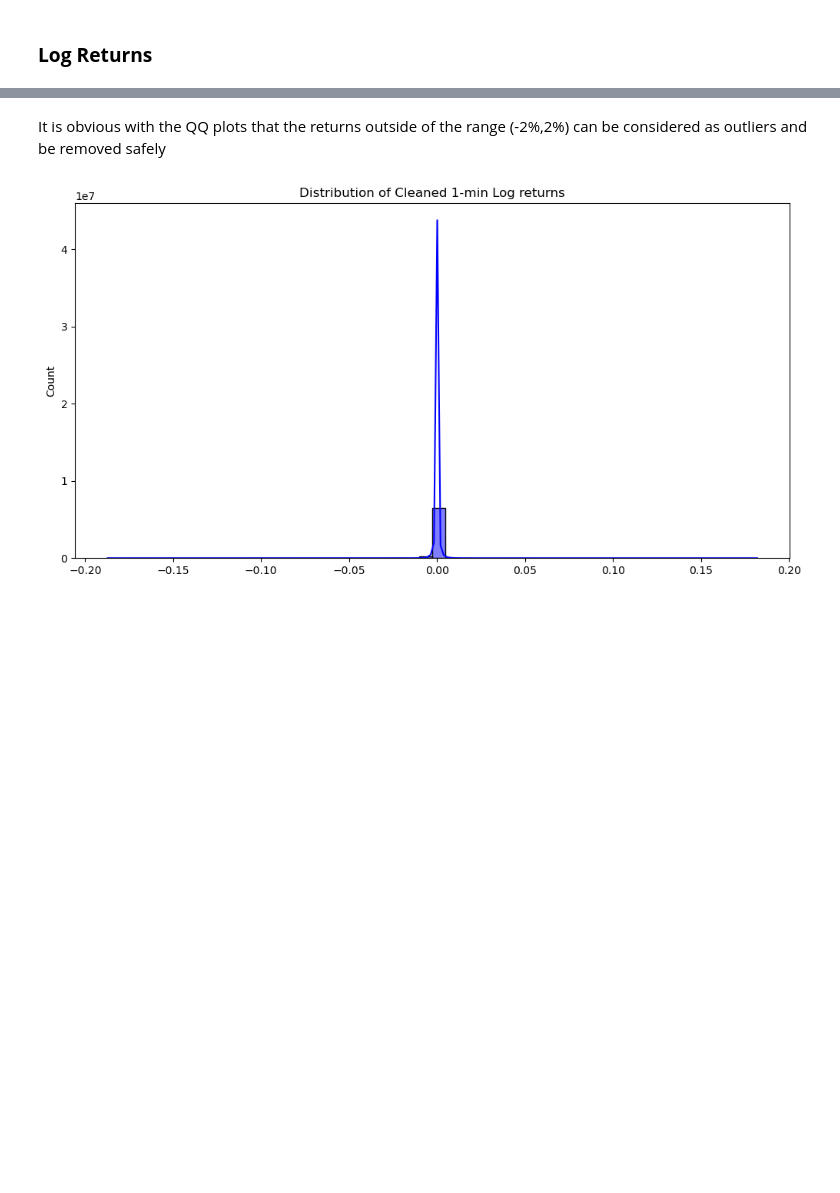
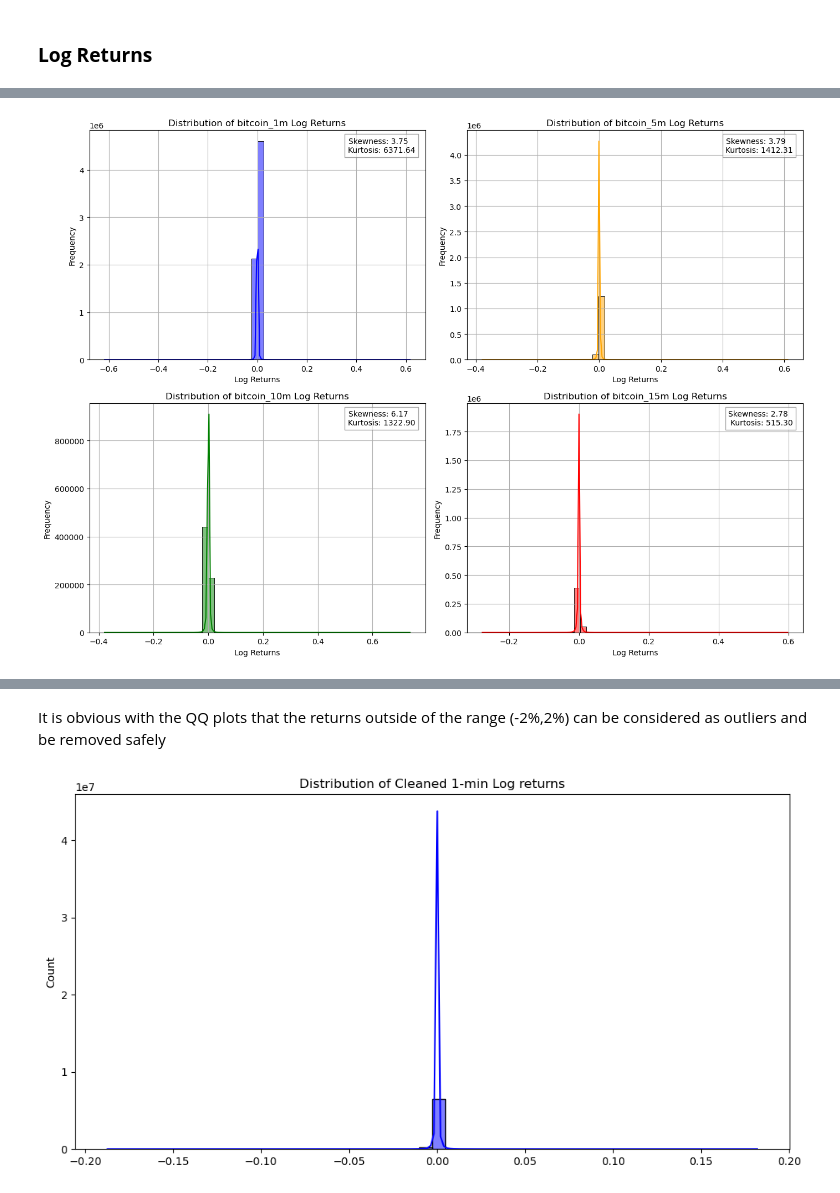
Before and after one commit to anthonymakarewicz/bitcoin-momentum-trading, a Jupyter notebook: main.ipynb, the cells around one changed output, grey strips where cells are left out. Saved outputs shown, nothing was run; the diff lists cells and outputs as text; code cells hidden in the pictures; blank space fills up the shorter version.

```diff
--- a/main.ipynb
+++ b/main.ipynb
@@ -402,0 +395,48 @@ plt.show()
+# %%
+def plot_log_return_histograms(resampled_data, bins=50):
+    """
+    Plot 2x2 grid of histograms for log returns of different resampled DataFrames,
+    with skewness and kurtosis displayed in the top-right corner.
+
+    Args:
+        resampled_data (dict): Dictionary of Polars DataFrames with log returns.
+        bins (int): Number of bins for histograms.
+    """
+    fig, axes = plt.subplots(2, 2, figsize=(14, 10))
+    axes = axes.flatten()
+
+    for ax, (interval, df) in zip(axes, resampled_data.items()):
+        log_returns = df.select("log_returns").to_series()
+
+        skewness = skew(log_returns)
+        kurt = kurtosis(log_returns)
+
+        sns.histplot(
+            log_returns, kde=True, bins=bins,
+            color=COLOR_MAP.get(interval, "gray"), ax=ax
+        )
+
+        ax.set_title(f"Distribution of {interval} Log Returns")
+        ax.set_xlabel("Log Returns")
+        ax.set_ylabel("Frequency")
+        ax.grid(True)
+
+        skew_str = f"Skewness: {skewness:.2f}"
+        kurt_str = f"Kurtosis: {kurt:.2f}"
+
+        max_length = max(len(skew_str), len(kurt_str))
+        skew_str = skew_str.ljust(max_length)
+        kurt_str = kurt_str.ljust(max_length)
+        textstr = f"{skew_str}\n{kurt_str}"
+
+        ax.text(0.97, 0.97, textstr, transform=ax.transAxes,
+                fontsize=10, verticalalignment='top', horizontalalignment='right',
+                bbox=dict(facecolor='white', alpha=0.7, edgecolor='gray'))
+
+
+    fig.tight_layout()
+    plt.show()
+
+plot_log_return_histograms(resampled_bitcoin)
+# %% [output]
+[figure, added]
```
Also changed, not shown: parts of 15 cells of this notebook, 1 other file.
